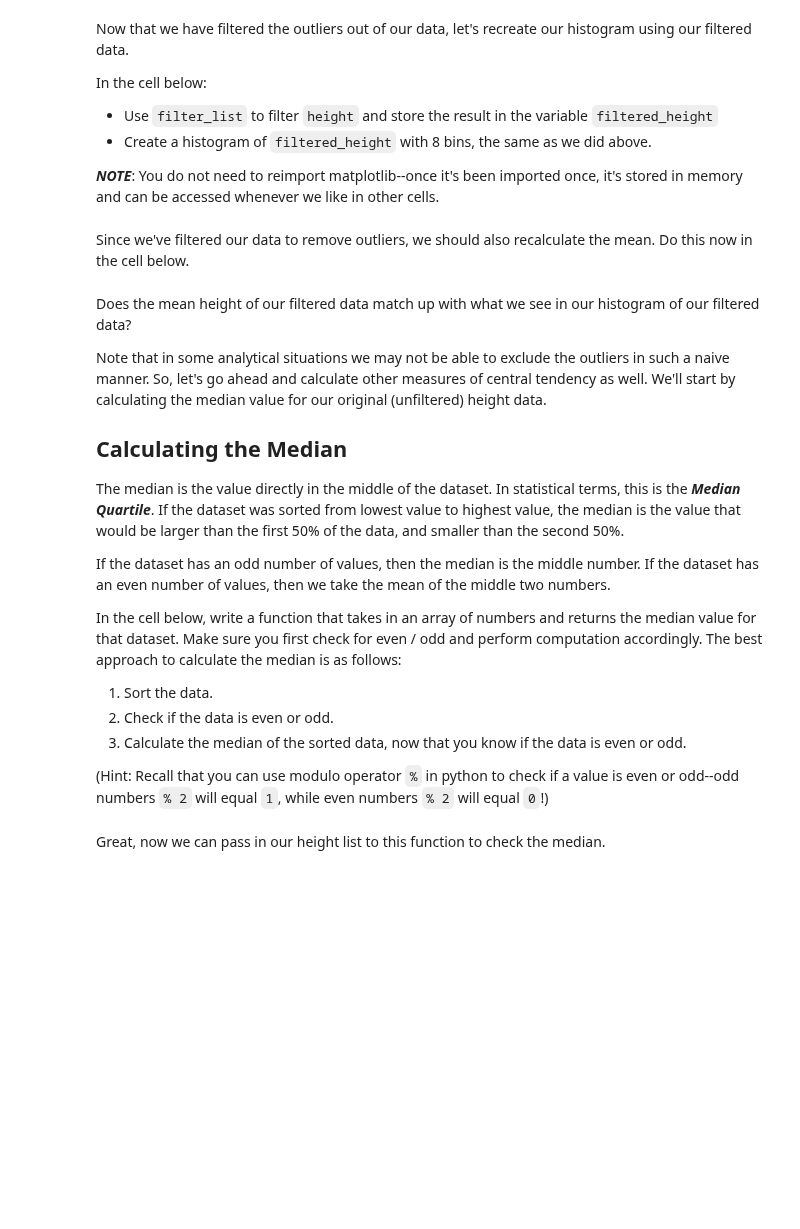
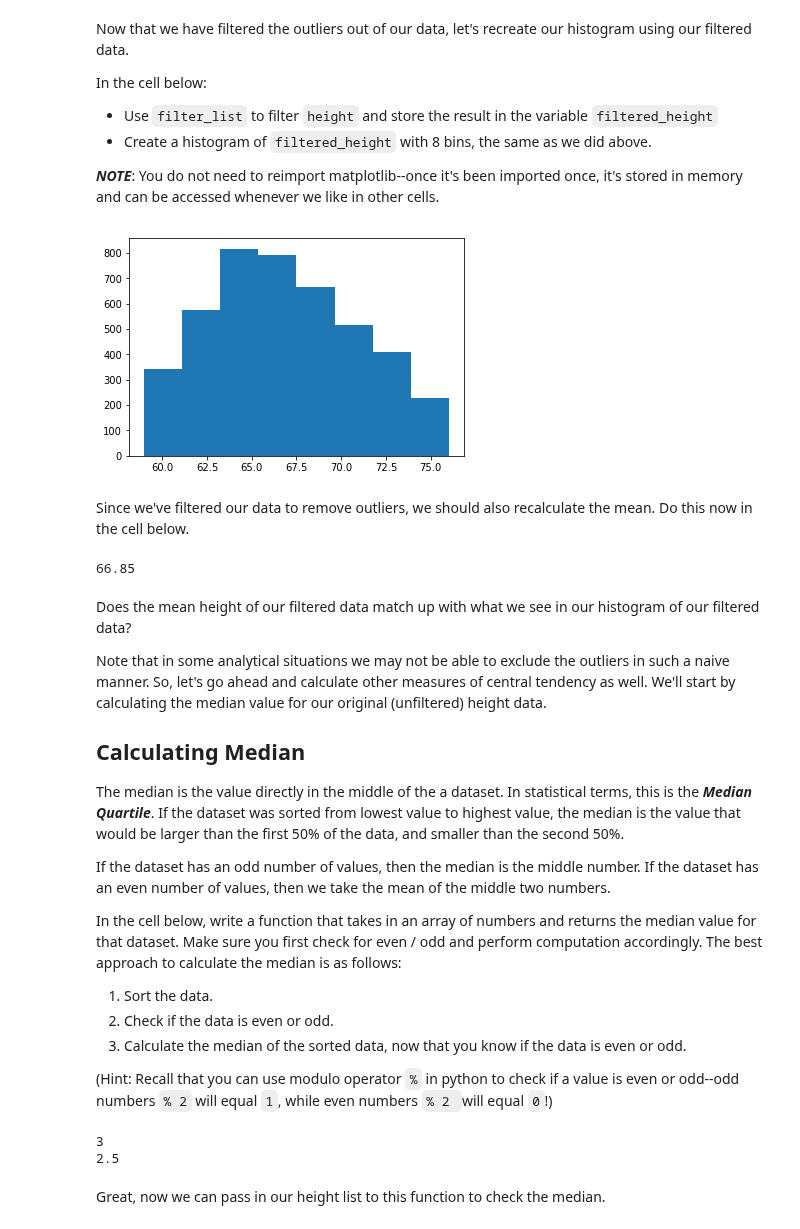
Before and after one commit to learn-co-curriculum/dsc-implementing-statistics-with-functions-lab, a Jupyter notebook: index.ipynb, the cells around one changed output. Drawn from its saved outputs; the diff is of its cells as text; code cells hidden in the pictures; blank space fills up the shorter version.

```diff
--- a/index.ipynb
+++ b/index.ipynb
@@ -94,12 +121,11 @@ Perform following tasks:
 * Return the new list
 # %%
 def filter_list(listA):
-
     listB = []
-
-    # Perform filtering here  in a for loop
-
+    for l in listA:
+        if l < 80:
+            listB.append(l)
     return listB
 
-test = [60, 70, 80, 90]
+test = [60, 70,80, 90]
 filter_list(test) # [60, 70]
@@ -106,7 +134,8 @@ filter_list(test) # [60, 70]
 # %% [markdown]
 Great, now we can filter our height list and plot a new histogram for the new list to see if things change considerably.
 # %%
-# Filter the height list using the above function
+# Filter the height list using above function
+filtered_height = filter_list(height)
 # %% [markdown]
 Now that we have filtered the outliers out of our data, let's recreate our histogram using our filtered data.
 
@@ -116,26 +145,29 @@ In the cell below:
 * Create a histogram of `filtered_height` with 8 bins, the same as we did above.
 
 **_NOTE_**: You do not need to reimport matplotlib--once it's been imported once, it's stored in memory and can be accessed whenever we like in other cells.
-# %%
-filtered_height = None
+# %%
+# Plot a histogram for the new list - use 8 bins as before
+plt.hist(filtered_height, bins = 8);
+# %% [output]
+[figure, added]
 # %% [markdown]
 Since we've filtered our data to remove outliers, we should also recalculate the mean.  Do this now in the cell below.
 # %%
 # Get the mean of the new list using our get_mean() function
-get_mean(height_filtered)
-
+get_mean(filtered_height)
 # 66.85
+# %% [output]
+66.85
 # %% [markdown]
 Does the mean height of our filtered data match up with what we see in our histogram of our filtered data?
 
-Note that in some analytical situations we may not be able to exclude the outliers in such a naive manner. So, let's go ahead and  calculate other measures of central tendency as well. We'll start by calculating the median value for our original (unfiltered) height data.
+Note that in some analytical situations we may not be able to exclude the outliers in such a naive manner. So, let's go ahead and calculate other measures of central tendency as well. We'll start by calculating the median value for our original (unfiltered) height data.
 
-## Calculating the Median
+## Calculating Median
 
-The median is the value directly in the middle of the dataset. In statistical terms, this is the **_Median Quartile_**. If the dataset was sorted from lowest value to highest value, the median is the value that would be larger than the first 50% of the data, and smaller than the second 50%.
+The median is the value directly in the middle of the a dataset. In statistical terms, this is the **_Median Quartile_**. If the dataset was sorted from lowest value to highest value, the median is the value that would be larger than the first 50% of the data, and smaller than the second 50%.
 
-If the dataset has an odd number of values, then the median is the middle number.
-If the dataset has an even number of values, then we take the mean of the middle two numbers.
+If the dataset has an odd number of values, then the median is the middle number. If the dataset has an even number of values, then we take the mean of the middle two numbers.
 
 In the cell below, write a function that takes in an array of numbers and returns the median value for that dataset. Make sure you first check for even / odd and perform computation accordingly. The best approach to calculate the median is as follows:
 
@@ -143,21 +175,29 @@ In the cell below, write a function that takes in an array of numbers and return
 2. Check if the data is even or odd.
 3. Calculate the median of the sorted data, now that you know if the data is even or odd.
 
-(Hint: Recall that you can use modulo operator `%` in python to check if a value is even or odd--odd numbers `% 2` will equal `1`, while even numbers `% 2` will equal `0`!)
+(Hint: Recall that you can use modulo operator `%` in python to check if a value is even or odd--odd numbers `% 2` will equal `1`, while even numbers `% 2 `will equal `0`!)
 # %%
 def get_median(data):
 
-    data_sorted = None
+    data_sorted = sorted(data)
 
-    # Check for even/odd and perform calculations accordingly - use if-else
+    if len(data_sorted) % 2 == 0:
+        val1_index = int((len(data_sorted) / 2) - 1)
+        val2_index = val1_index + 1
+        return (data_sorted[val1_index] + data_sorted[val2_index]) / 2
 
-    pass
+    else:
+        med_index = (len(data_sorted) // 2)
+        return data_sorted[med_index]
 
 test1 = [5, 4, 1, 3, 2]
 test2 = [4, 2, 3, 1]
 
 print(get_median(test1)) # 3
 print(get_median(test2)) # 2.5
+# %% [output]
+3
+2.5
 # %% [markdown]
 Great, now we can pass in our height list to this function to check the median.
 # %%
```
Also changed, not shown: parts of 27 cells of this notebook, 3 other files.
